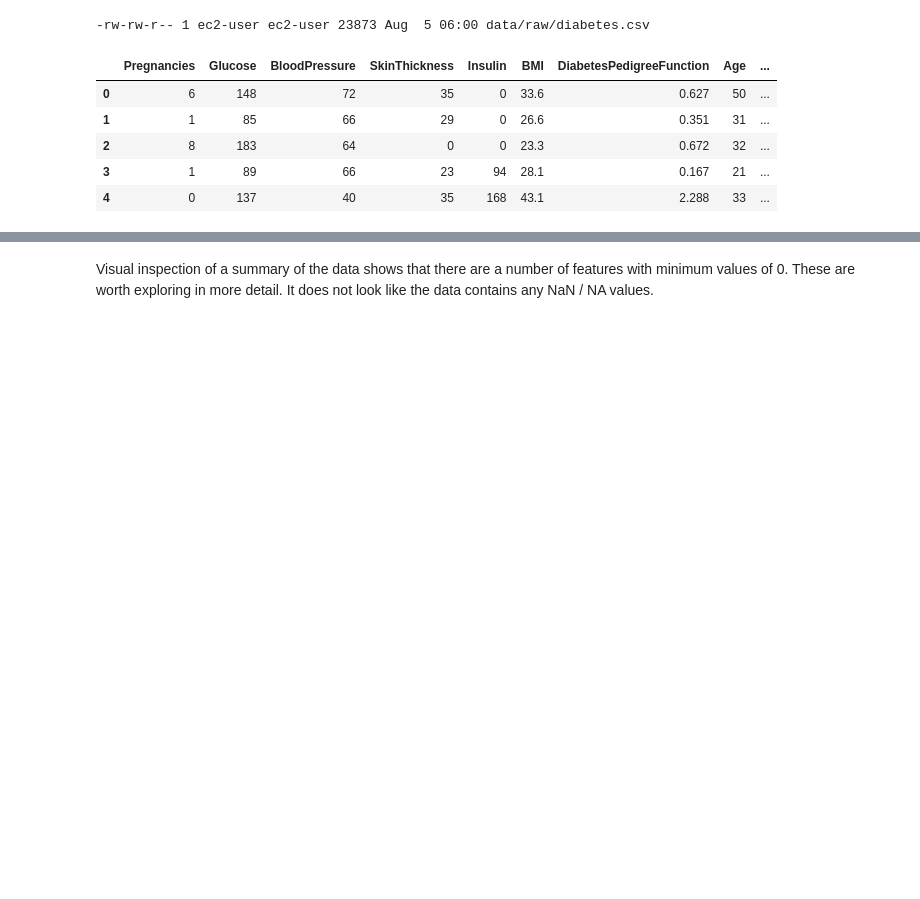
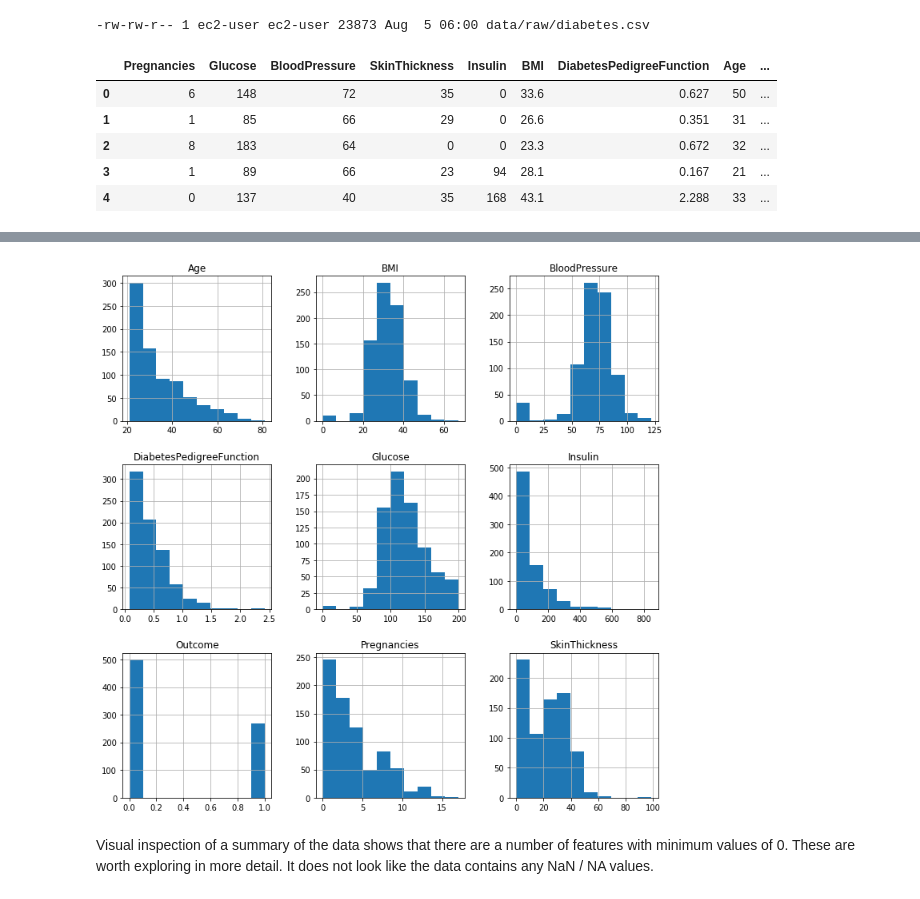
Before and after one commit to jasmark/mlnd_sagemaker_capstone_diabetes, a Jupyter notebook: predicting_diabetes.ipynb, the cells around one changed output, grey strips where cells are left out. Drawn from its saved outputs; the diff is of its cells as text; code cells hidden in the pictures; blank space fills up the shorter version.

```diff
--- a/predicting_diabetes.ipynb
+++ b/predicting_diabetes.ipynb
@@ -53,6 +56,12 @@ diabetes_df.describe()
 | 50% | 3.000000 | 117.000000 | 72.000000 | 23.000000 | 30.500000 | 32.000000 | 0.372500 | 29.000000 | ... |
 | 75% | 6.000000 | 140.250000 | 80.000000 | 32.000000 | 127.250000 | 36.600000 | 0.626250 | 41.000000 | ... |
 | max | 17.000000 | 199.000000 | 122.000000 | 99.000000 | 846.000000 | 67.100000 | 2.420000 | 81.000000 | ... |
+# %%
+# look at distribution of features by the two outcome classes
+
+_ = diabetes_df.hist(figsize=(12,12))
+# %% [output]
+[figure, added]
 # %% [markdown]
 Visual inspection of a summary of the data shows that there are a number of features with minimum values of 0. These are worth exploring in more detail. It does not look like the data contains any NaN / NA values.
 # %% [markdown]
```
Also changed, not shown: parts of 13 cells of this notebook.
